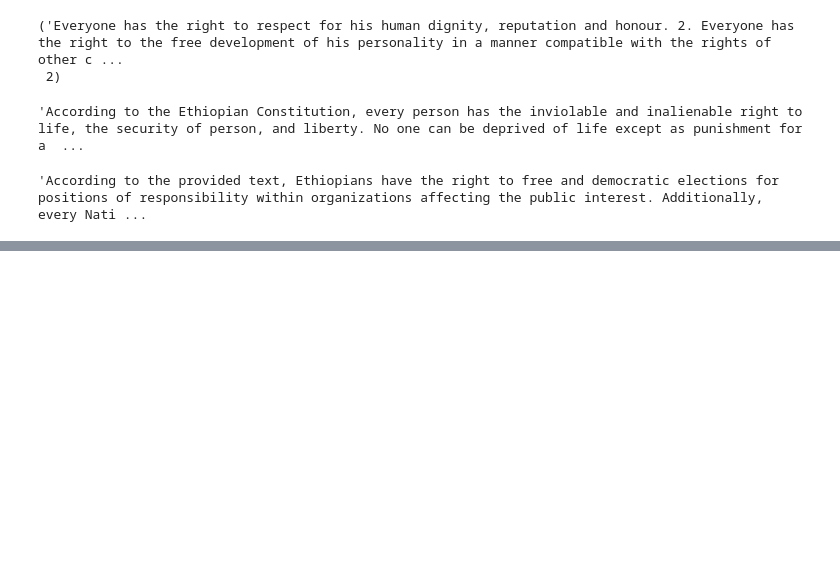
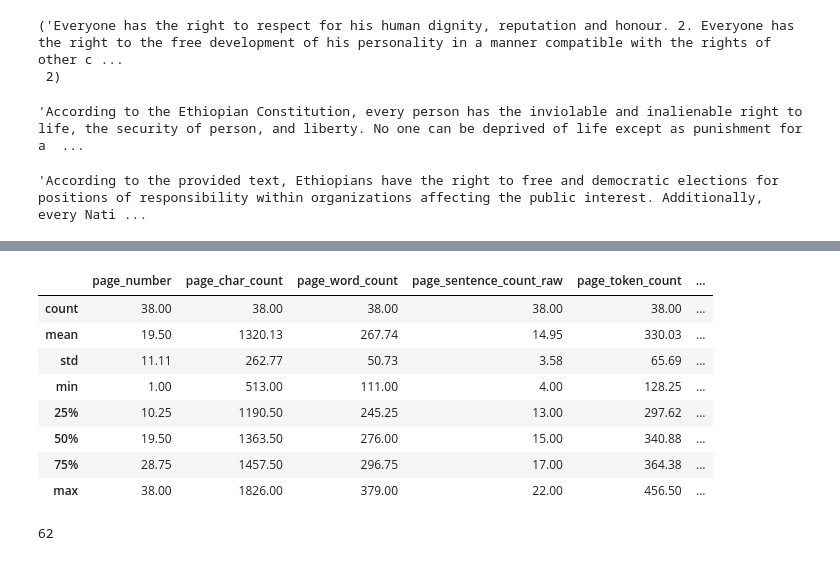
Before and after one commit to YonaniCodes/rag, a Jupyter notebook: yonas_rag.ipynb, the cells around one changed output, grey strips where cells are left out. Saved outputs shown, nothing was run; the diff lists cells and outputs as text; code cells hidden in the pictures; blank space fills up the shorter version.

```diff
--- a/yonas_rag.ipynb
+++ b/yonas_rag.ipynb
@@ -442,0 +635,40 @@ rag_chain.invoke("what are the democratic rights of human according to ethiopia?
+# %%
+# Create a DataFrame to get stats
+df = pd.DataFrame(amh_pages_and_texts)
+df.describe().round(2)
+# %% [output]
+|  | page_number | page_char_count | page_word_count | page_sentence_count_raw | page_token_count | ... |
+| count | 38.00 | 38.00 | 38.00 | 38.00 | 38.00 | ... |
+| mean | 19.50 | 1320.13 | 267.74 | 14.95 | 330.03 | ... |
+| std | 11.11 | 262.77 | 50.73 | 3.58 | 65.69 | ... |
+| min | 1.00 | 513.00 | 111.00 | 4.00 | 128.25 | ... |
+| 25% | 10.25 | 1190.50 | 245.25 | 13.00 | 297.62 | ... |
+| 50% | 19.50 | 1363.50 | 276.00 | 15.00 | 340.88 | ... |
+| 75% | 28.75 | 1457.50 | 296.75 | 17.00 | 364.38 | ... |
+| max | 38.00 | 1826.00 | 379.00 | 22.00 | 456.50 | ... |
+# %%
+import re
+
+# Split each chunk into its own item
+amh_pages_and_chunks = []
+for item in tqdm(amh_pages_and_texts):
+    for sentence_chunk in item["sentence_chunks"]:
+        chunk_dict = {}
+        chunk_dict["page_number"] = item["page_number"]
+
+        # Join the sentences together into a paragraph-like structure, aka a chunk (so they are a single string)
+        joined_sentence_chunk = "".join(sentence_chunk).replace("  ", " ").strip()
+        # joined_sentence_chunk = re.sub(r'\.([A-Z])', r'. \1', joined_sentence_chunk) # ".A" -> ". A" for any full-stop/capital letter combo
+        chunk_dict["sentence_chunk"] = joined_sentence_chunk
+
+        # Get stats about the chunk
+        chunk_dict["chunk_char_count"] = len(joined_sentence_chunk)
+        chunk_dict["chunk_word_count"] = len([word for word in joined_sentence_chunk.split(" ")])
+        chunk_dict["chunk_token_count"] = len(joined_sentence_chunk) / 4 # 1 token = ~4 characters
+
+        amh_pages_and_chunks.append(chunk_dict)
+
+# How many chunks do we have?
+len(amh_pages_and_chunks)
+# %% [output]
+62
```
Also changed, not shown: parts of 30 cells of this notebook.
